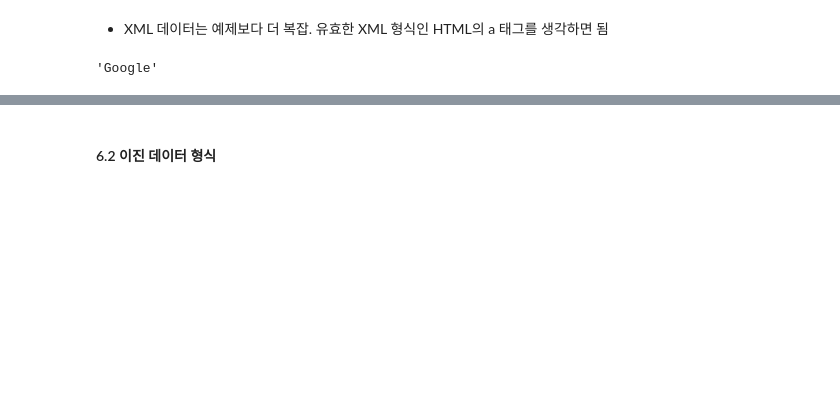
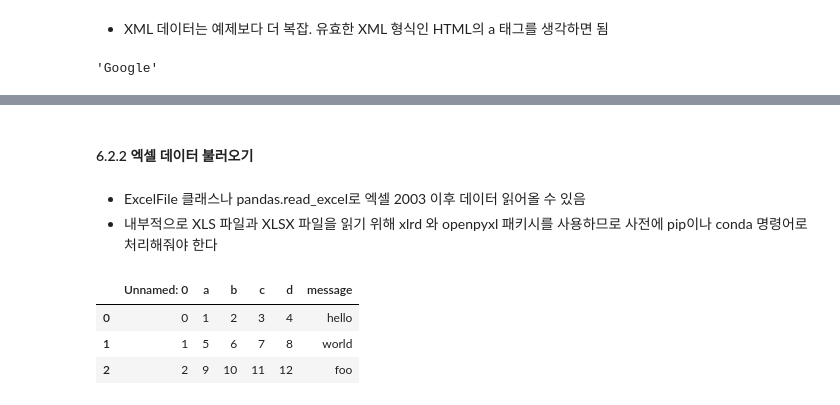
Before and after one commit to helloKH/Psypy, a Jupyter notebook: Psypy_Data Load & Preparations(Chapter 6 ~7).ipynb, the cells around one changed output, grey strips where cells are left out. Drawn from its saved outputs; the diff is of its cells as text; code cells hidden in the pictures; blank space fills up the shorter version.

```diff
--- a/Psypy_Data Load & Preparations(Chapter 6 ~7).ipynb
+++ b/Psypy_Data Load & Preparations(Chapter 6 ~7).ipynb
@@ -534,2 +598,14 @@ root.text
 # %% [markdown]
-#### 6.2 이진 데이터 형식
+#### 6.2.2 엑셀 데이터 불러오기
+# %% [markdown]
+- ExcelFile 클래스나 pandas.read_excel로 엑셀 2003 이후 데이터 읽어올 수 있음
+- 내부적으로 XLS 파일과 XLSX 파일을 읽기 위해 xlrd 와 openpyxl 패키시를 사용하므로 사전에 pip이나 conda 명령어로 처리해줘야 한다
+# %%
+xlsx = pd.ExcelFile('examples/ex1.xlsx')
+# %%
+pd.read_excel(xlsx, 'Sheet1')
+# %% [output]
+|  | Unnamed: 0 | a | b | c | d | message |
+| 0 | 0 | 1 | 2 | 3 | 4 | hello |
+| 1 | 1 | 5 | 6 | 7 | 8 | world |
+| 2 | 2 | 9 | 10 | 11 | 12 | foo |
```
Also changed, not shown: parts of 32 cells of this notebook.
